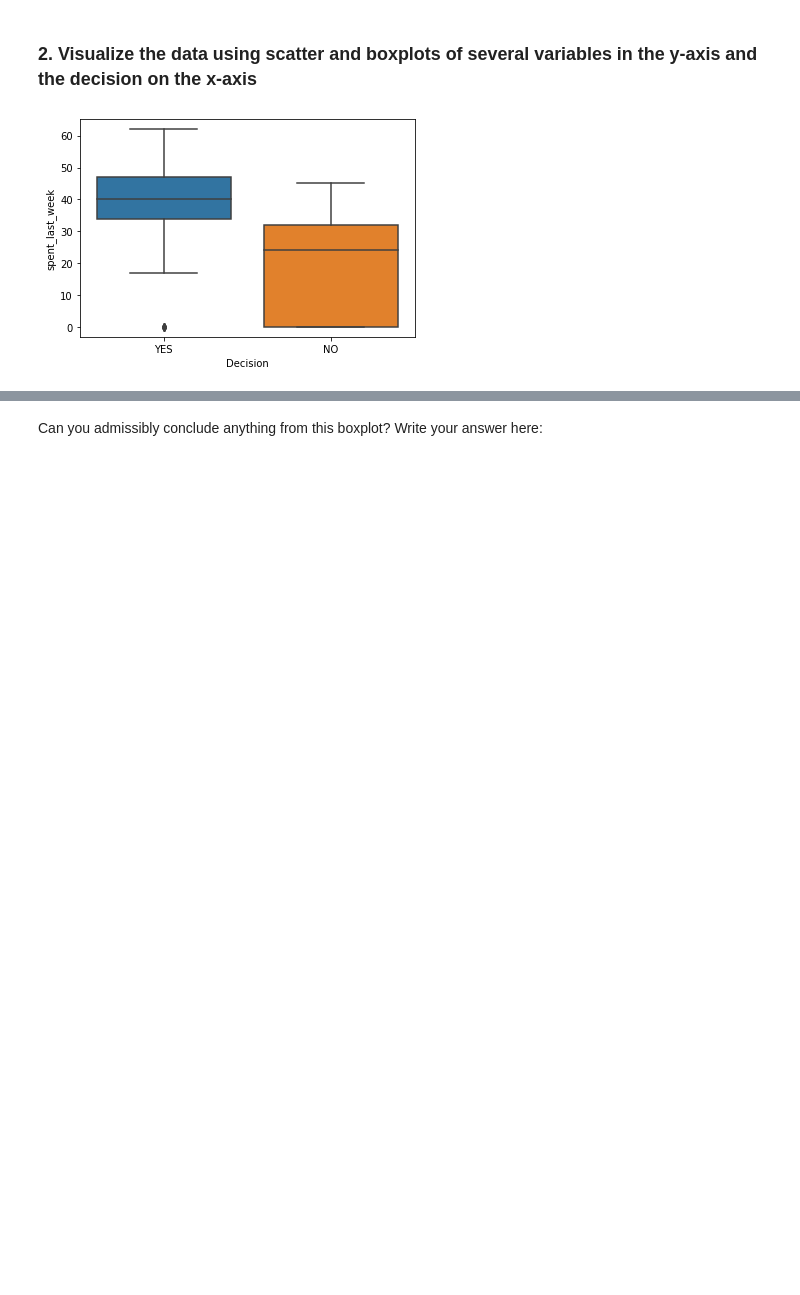
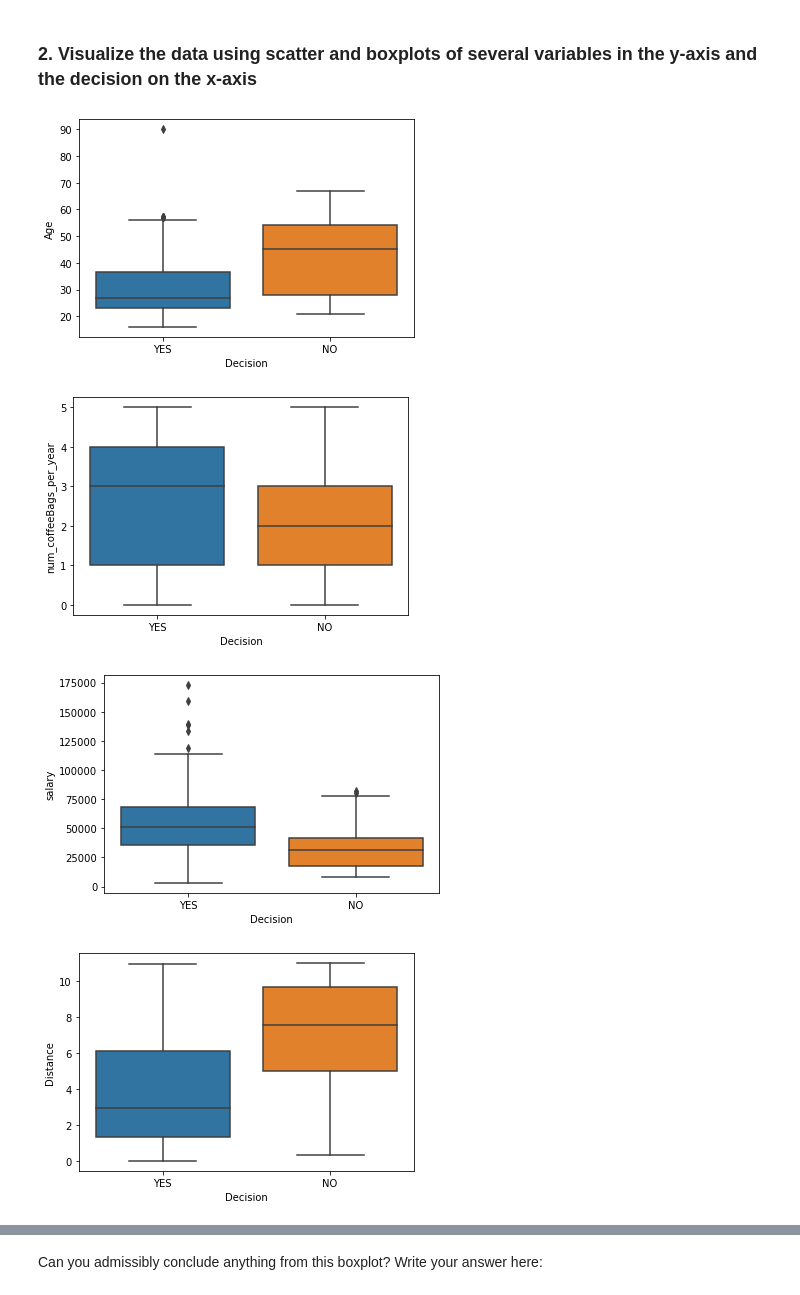
Before and after one commit to SharmaPranoti/Springboard, a Jupyter notebook: DecisionTreeSpecialtyCoffeeCaseStudy/DecisionTreeSpecialtyCoffeeCaseStudyTier 3.ipynb, the cells around one changed output, grey strips where cells are left out. Saved outputs shown, nothing was run; the diff lists cells and outputs as text; code cells hidden in the pictures; blank space fills up the shorter version.

Commit message:
Added the tree visualisation code, visualisation for the other features and change the conclusion

```diff
--- a/DecisionTreeSpecialtyCoffeeCaseStudy/DecisionTreeSpecialtyCoffeeCaseStudyTier 3.ipynb
+++ b/DecisionTreeSpecialtyCoffeeCaseStudy/DecisionTreeSpecialtyCoffeeCaseStudyTier 3.ipynb
@@ -246,7 +246,13 @@ Name: Decision, dtype: object
 # %%
 # Exploring our new NOPrediction dataset
 # Make a boxplot on NOPrediction where the x axis is Decision, and the y axis is spent_last_week
-sns.boxplot(x='Decision', y='spent_last_week', data=NOPrediction)
-plt.show()
+columns = ['Age', 'num_coffeeBags_per_year', 'salary', 'Distance', 'Online',]
+for column in columns:
+    #NOPrediction.boxplot(column=column, by='Decision', ax=axes[0,1])
+    sns.boxplot(x='Decision', y=column, data=NOPrediction)
+    plt.show()
 # %% [output]
-[figure, old version]
+[figure, new version]
+[figure, added]
+[figure, added]
+[figure, added]
```
Also changed, not shown: parts of 7 cells of this notebook.
